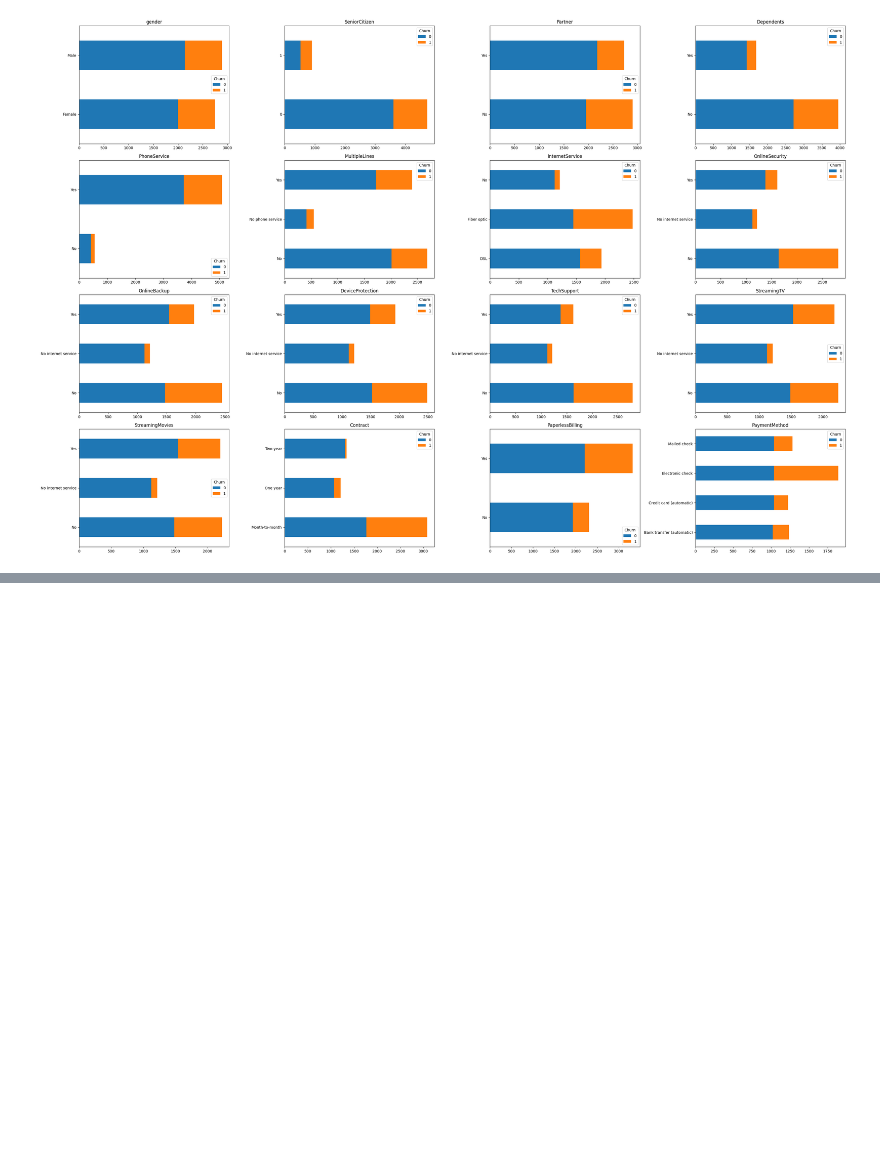
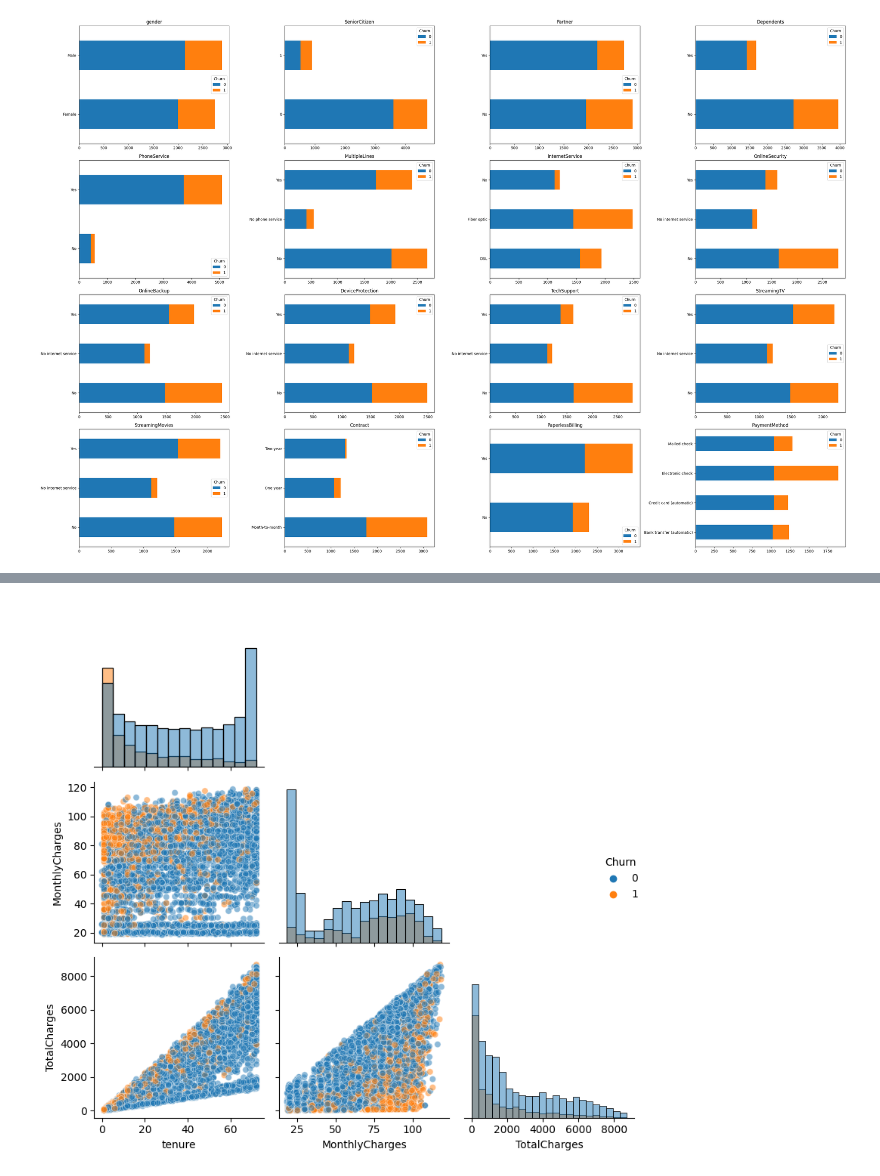
Before and after one commit to bobcastaldeli/Customer-Churn-Prediction, a Jupyter notebook: notebooks/eda.ipynb, the cells around one changed output, grey strips where cells are left out. Saved outputs shown, nothing was run; the diff lists cells and outputs as text; code cells hidden in the pictures; blank space fills up the shorter version.

Commit message:
chore: eda notebook plot quant vars

```diff
--- a/notebooks/eda.ipynb
+++ b/notebooks/eda.ipynb
@@ -94,5 +94,8 @@ df.drop('customerID', axis=1, inplace=True)
 # %%
 # Select only categorical variables
 df_cat = df.select_dtypes(include=['object'])
+
+# Select only numerical variables
 df_quant = df.select_dtypes(exclude=['object'])
+df_quant.drop('Churn', axis=1, inplace=True)
 # %%
@@ -137,0 +152,12 @@ plt.show()
+# %%
+sns.pairplot(df,
+             vars=df[df_quant.columns],
+             hue='Churn',
+             diag_kind='hist',
+             corner=True,
+             plot_kws=dict(alpha=0.5))
+
+plt.tight_layout()
+plt.show()
+# %% [output]
+[figure, added]
```
Also changed, not shown: parts of 6 cells of this notebook, 2 other files.
